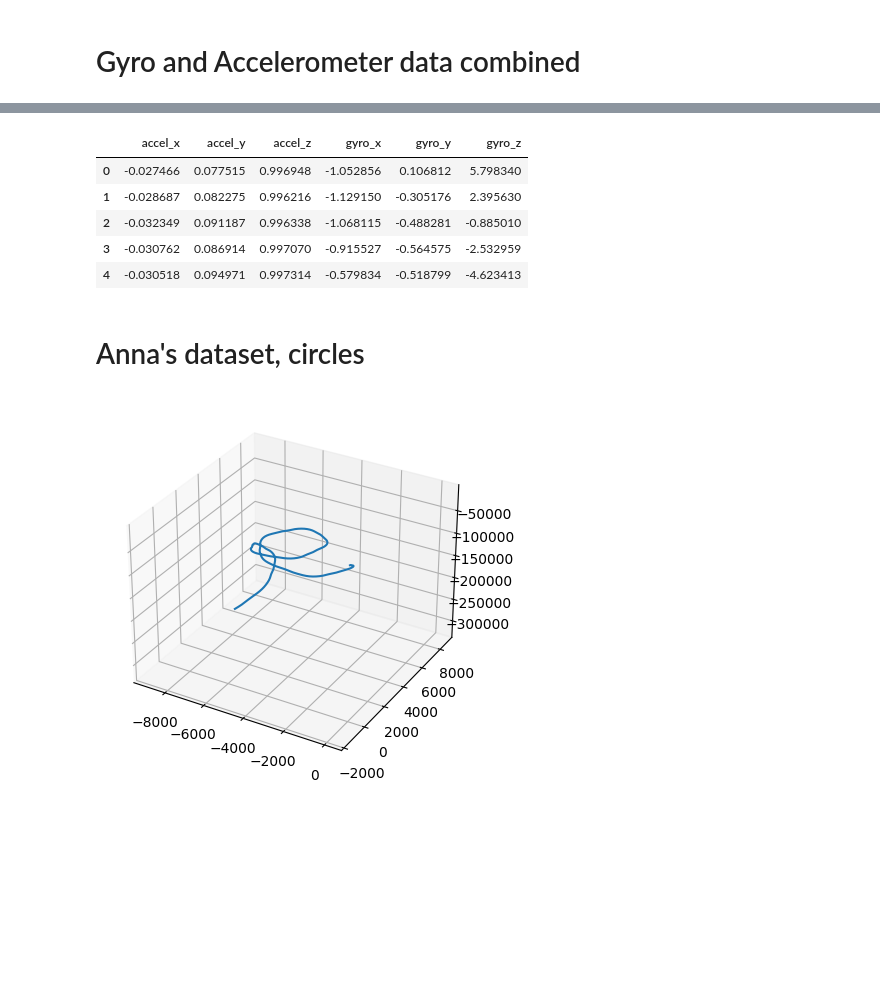
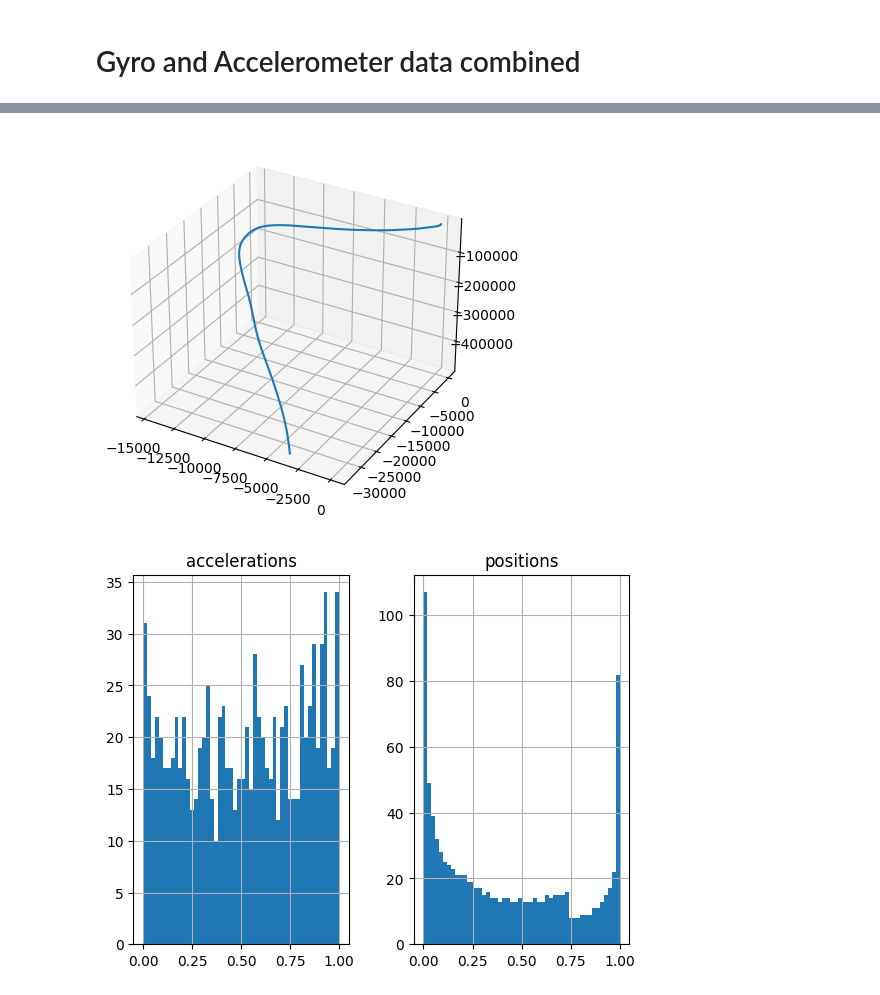
Before and after one commit to AnnaRemi/Lab_trajectiories, a Jupyter notebook: trajectory.ipynb, the cells around one changed output, grey strips where cells are left out. Drawn from its saved outputs; the diff is of its cells as text; code cells hidden in the pictures; blank space fills up the shorter version.

```diff
--- a/trajectory.ipynb
+++ b/trajectory.ipynb
@@ -160,5 +160,5 @@ def get_plot(x, y, z):
 # %%
 def plot_trajectory(ACCELERATIONS, YAW_RATES, TIMESTAMPS):
   ACCELERATIONS_NEW = callibrate(ACCELERATIONS, YAW_RATES, TIMESTAMPS)
-  position = get_position(ACCELERATIONS_NEW, TIMESTAMPS[1:])
-  get_plot(position[0], position[1], position[2])
+  positions = get_position(ACCELERATIONS_NEW, TIMESTAMPS[1:])
+  get_plot(positions[0], positions[1], positions[2])
@@ -166,0 +167,11 @@ def plot_trajectory(ACCELERATIONS, YAW_RATES, TIMESTAMPS):
+# %%
+def get_hist(ACCELERATIONS, YAW_RATES, TIMESTAMPS):
+    ACCELERATIONS_NEW = callibrate(ACCELERATIONS, YAW_RATES, TIMESTAMPS)
+    POSITIONS = get_position(ACCELERATIONS_NEW, TIMESTAMPS[1:])
+    df = pd.DataFrame({'accelerations':ACCELERATIONS_NEW[0][2:],
+                   'positions':POSITIONS[0]})
+
+    df_scaled = (df - df.min()) / (df.max() - df.min())
+
+    # display(df_scaled)
+    df_scaled.hist(bins=50)
@@ -191,23 +207,13 @@ plot_trajectory(ACCELERATIONS, YAW_RATES, TIMESTAMPS)
-# %%
-dataset.head()
-# %% [output]
-|  | accel_x | accel_y | accel_z | gyro_x | gyro_y | gyro_z |
-| 0 | -0.027466 | 0.077515 | 0.996948 | -1.052856 | 0.106812 | 5.798340 |
-| 1 | -0.028687 | 0.082275 | 0.996216 | -1.129150 | -0.305176 | 2.395630 |
-| 2 | -0.032349 | 0.091187 | 0.996338 | -1.068115 | -0.488281 | -0.885010 |
-| 3 | -0.030762 | 0.086914 | 0.997070 | -0.915527 | -0.564575 | -2.532959 |
-| 4 | -0.030518 | 0.094971 | 0.997314 | -0.579834 | -0.518799 | -4.623413 |
-# %% [markdown]
-# Anna's dataset, circles
 # %%
-url = "https://raw.githubusercontent.com/AnnaRemi/Lab_trajectiories/main/_sessions/Anna_circle/SM2_B1A105.csv"
+url = "https://raw.githubusercontent.com/AnnaRemi/Lab_trajectiories/main/_sessions/Test/SM1_B1A105.csv"
 dataset = pd.read_csv(url)
-dataset = normalize(dataset)
 
 TIMESTAMPS    = np.arange(0, dataset.accel_z.size, 1)
 YAW_RATES = [dataset.gyro_x, dataset.gyro_y, dataset.gyro_z]
 ACCELERATIONS = [dataset.accel_x, dataset.accel_y, dataset.accel_z]
 
 plot_trajectory(ACCELERATIONS, YAW_RATES, TIMESTAMPS)
+get_hist(ACCELERATIONS, YAW_RATES, TIMESTAMPS)
 # %% [output]
-[figure, old version]
+[figure, new version]
+[figure, added]
```
Also changed, not shown: parts of 8 cells of this notebook, 15 other files.
